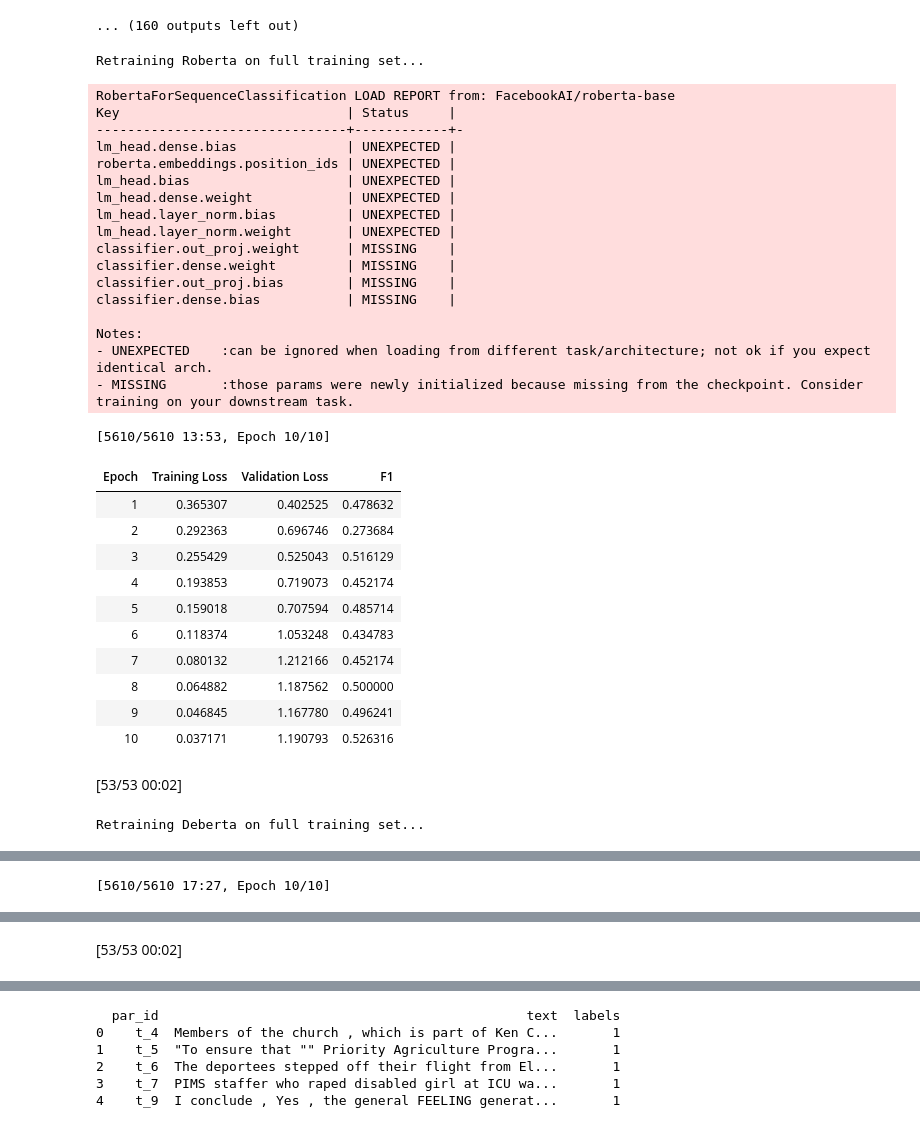
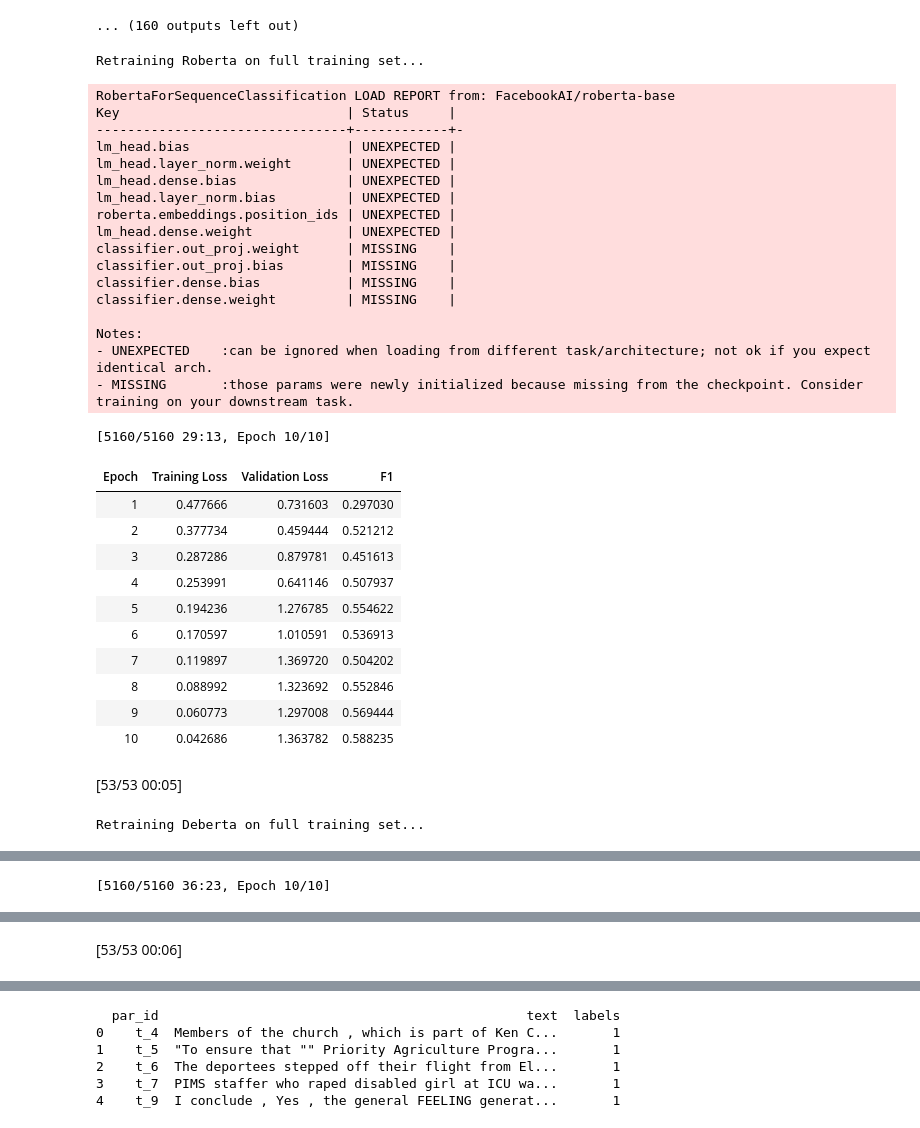
Before and after one commit to matthewalex4/nlp-cw, a Jupyter notebook: main.ipynb, the cells around one changed output, grey strips where cells are left out. Drawn from its saved outputs; the diff is of its cells as text; code cells hidden in the pictures.

```diff
--- a/main.ipynb
+++ b/main.ipynb
@@ -146,7 +153,7 @@ nltk.download("wordnet")
 nltk.download("omw-1.4")
 nltk.download('averaged_perceptron_tagger_eng')
 
-AUG_FACTOR = 3
+AUG_FACTOR = 2
 POS_LABEL = 1
 
 original_counts = trdf["labels"].value_counts().sort_index()
@@ -154,20 +161,25 @@ print("Before augmentation:")
 print(original_counts)
 print()
 
-pos_df = trdf[trdf["labels"] == POS_LABEL].copy()
+def augment(df):
+    pos_df = df[df["labels"] == POS_LABEL].copy()
 
-aug = naw.SynonymAug(aug_src="wordnet")
-augmented_rows = []
+    aug = naw.SynonymAug(aug_src="wordnet")
+    augmented_rows = []
 
-for _, row in pos_df.iterrows():
-    for i in range(AUG_FACTOR - 1):
-        new_row = row.copy()
-        new_row["text"] = aug.augment(row["text"])[0]
-        augmented_rows.append(new_row)
+    for _, row in pos_df.iterrows():
+        for _ in range(AUG_FACTOR - 1):
+            new_row = row.copy()
+            new_row["text"] = aug.augment(row["text"])[0]
+            augmented_rows.append(new_row)
 
-aug_df = pd.DataFrame(augmented_rows)
-trdf = pd.concat([trdf, aug_df], ignore_index=True)
-trdf = trdf.sample(frac=1, random_state=RANDOM_SEED).reset_index(drop=True)
+    aug_df = pd.DataFrame(augmented_rows)
+    df = pd.concat([df, aug_df], ignore_index=True)
+    df = df.sample(frac=1, random_state=RANDOM_SEED).reset_index(drop=True)
+
+    return df
+
+trdf = augment(trdf)
 
 counts = trdf["labels"].value_counts().sort_index()
 print("After augmentation:")
@@ -407,8 +421,6 @@ FINAL_EPOCHS = 10
 
 # Retrain best models on full training set
 def train_ensemble_models(tuning_results):
-    ensemble_models = {}
-
     for name, checkpoint, tokenizer in architectures:
         print(f"Retraining {name} on full training set...")
 
@@ -448,51 +460,40 @@ def train_ensemble_models(tuning_results):
         )
 
         trainer.train()
-        metrics = trainer.evaluate()
-
-        ensemble_models[name] = (trainer.state.best_model_checkpoint, tokenizer, metrics["eval_f1"])
-
-    tot_f1 = sum(ensemble_models[name][2] for name in ensemble_models)
-    for name in ensemble_models:
-        model, tokenizer, f1 = ensemble_models[name]
-        ensemble_weight = f1 / tot_f1
-        ensemble_models[name] = (model, tokenizer, ensemble_weight)
-
-    return ensemble_models
 # %%
-ensemble_config = train_ensemble_models(tuning_res)
+train_ensemble_models(tuning_res)
 # %% [output]
 Retraining Roberta on full training set...
 RobertaForSequenceClassification LOAD REPORT from: FacebookAI/roberta-base
 Key                             | Status     |
 --------------------------------+------------+-
+lm_head.bias                    | UNEXPECTED |
+lm_head.layer_norm.weight       | UNEXPECTED |
 lm_head.dense.bias              | UNEXPECTED |
+lm_head.layer_norm.bias         | UNEXPECTED |
 roberta.embeddings.position_ids | UNEXPECTED |
-lm_head.bias                    | UNEXPECTED |
 lm_head.dense.weight            | UNEXPECTED |
-lm_head.layer_norm.bias         | UNEXPECTED |
-lm_head.layer_norm.weight       | UNEXPECTED |
 classifier.out_proj.weight      | MISSING    |
-classifier.dense.weight         | MISSING    |
 classifier.out_proj.bias        | MISSING    |
 classifier.dense.bias           | MISSING    |
+classifier.dense.weight         | MISSING    |
 
 Notes:
 - UNEXPECTED    :can be ignored when loading from different task/architecture; not ok if you expect identical arch.
 - MISSING       :those params were newly initialized because missing from the checkpoint. Consider training on your downstream task.
-[5610/5610 13:53, Epoch 10/10]
+[5160/5160 29:13, Epoch 10/10]
 | Epoch | Training Loss | Validation Loss | F1 |
-| 1 | 0.365307 | 0.402525 | 0.478632 |
-| 2 | 0.292363 | 0.696746 | 0.273684 |
-| 3 | 0.255429 | 0.525043 | 0.516129 |
-| 4 | 0.193853 | 0.719073 | 0.452174 |
-| 5 | 0.159018 | 0.707594 | 0.485714 |
-| 6 | 0.118374 | 1.053248 | 0.434783 |
-| 7 | 0.080132 | 1.212166 | 0.452174 |
-| 8 | 0.064882 | 1.187562 | 0.500000 |
-| 9 | 0.046845 | 1.167780 | 0.496241 |
-| 10 | 0.037171 | 1.190793 | 0.526316 |
+| 1 | 0.477666 | 0.731603 | 0.297030 |
+| 2 | 0.377734 | 0.459444 | 0.521212 |
+| 3 | 0.287286 | 0.879781 | 0.451613 |
+| 4 | 0.253991 | 0.641146 | 0.507937 |
+| 5 | 0.194236 | 1.276785 | 0.554622 |
+| 6 | 0.170597 | 1.010591 | 0.536913 |
+| 7 | 0.119897 | 1.369720 | 0.504202 |
+| 8 | 0.088992 | 1.323692 | 0.552846 |
+| 9 | 0.060773 | 1.297008 | 0.569444 |
+| 10 | 0.042686 | 1.363782 | 0.588235 |
-[53/53 00:02]
+[53/53 00:05]
 Retraining Deberta on full training set...
 DebertaForSequenceClassification LOAD REPORT from: microsoft/deberta-base
 Key                                     | Status     |
@@ -510,5 +511,5 @@ pooler.dense.weight                     | MISSING    |
 Notes:
 - UNEXPECTED    :can be ignored when loading from different task/architecture; not ok if you expect identical arch.
 - MISSING       :those params were newly initialized because missing from the checkpoint. Consider training on your downstream task.
-[5610/5610 17:27, Epoch 10/10]
+[5160/5160 36:23, Epoch 10/10]
 | Epoch | Training Loss | Validation Loss | F1 |
@@ -525 +526 @@ Notes:
-[53/53 00:02]
+[53/53 00:06]
```
Also changed, not shown: parts of 32 cells of this notebook, 1 other file.
